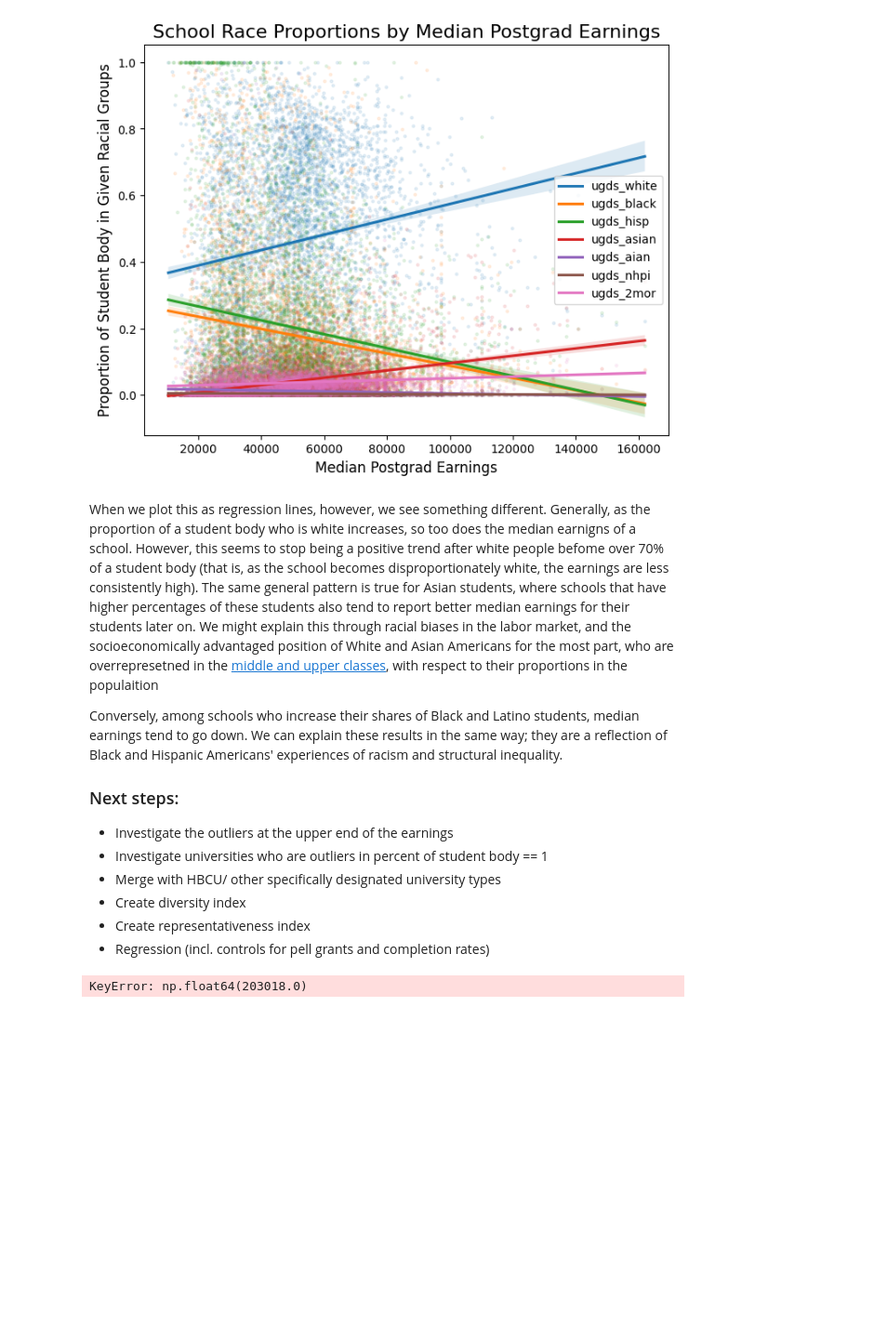
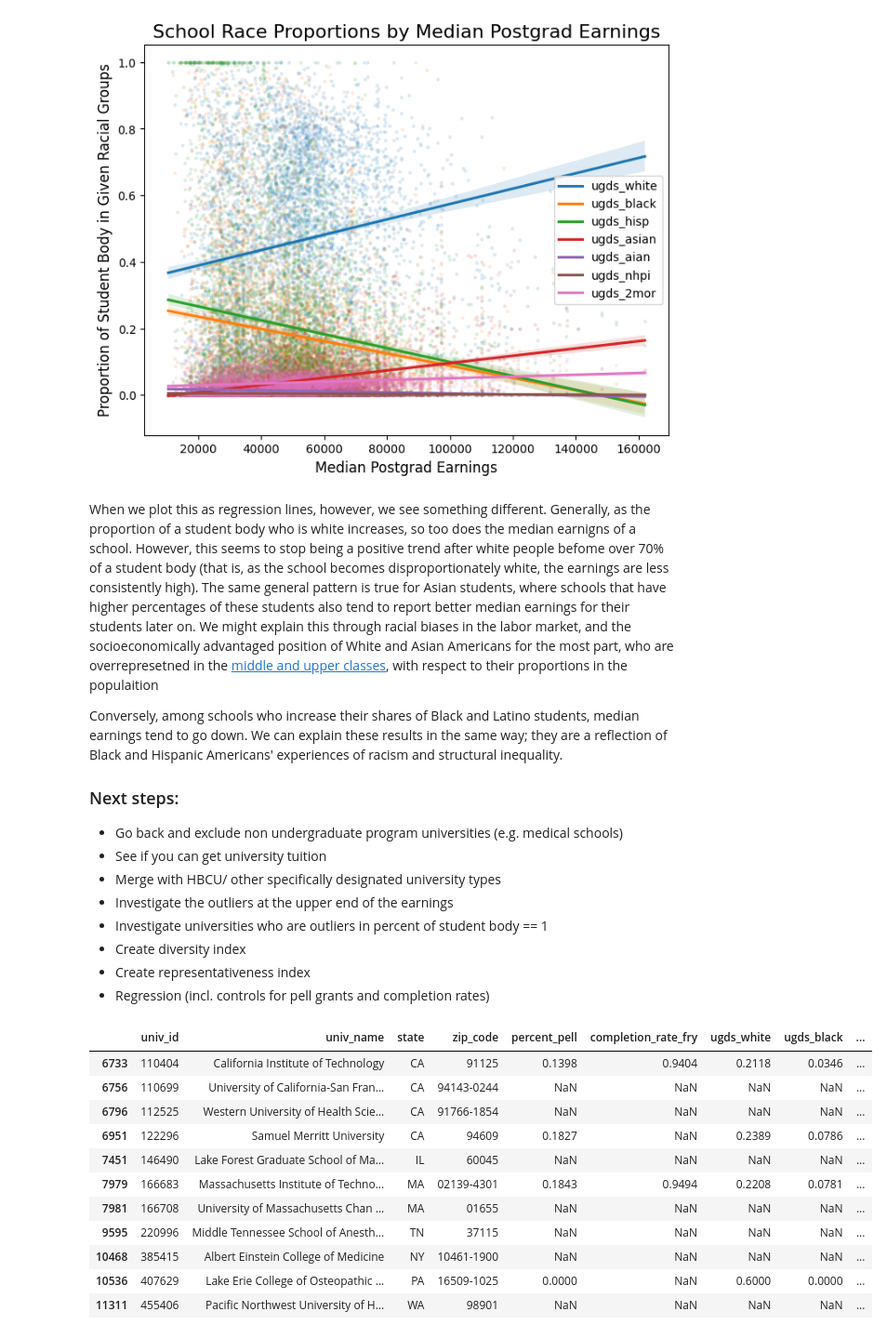
Before and after one commit to davidgarmal/comm3180_S26_G3_Data_Project, a Jupyter notebook: data_analysis/glynn_provisional_analysis.ipynb, the cells around one changed output. Shown at 93% size. Saved outputs shown, nothing was run; the diff lists cells and outputs as text; code cells hidden in the pictures; blank space fills up the shorter version.

```diff
--- a/data_analysis/glynn_provisional_analysis.ipynb
+++ b/data_analysis/glynn_provisional_analysis.ipynb
@@ -160,16 +160,29 @@ Conversely, among schools who increase their shares of Black and Latino students
 
 
 ### Next steps:
+- Go back and exclude non undergraduate program universities (e.g. medical schools)
+- See if you can get university tuition
+- Merge with HBCU/ other specifically designated university types
 - Investigate the outliers at the upper end of the earnings
 - Investigate universities who are outliers in percent of student body == 1
-- Merge with HBCU/ other specifically designated university types
 - Create diversity index
 - Create representativeness index
 - Regression (incl. controls for pell grants and completion rates)
 # %%
 #Expect that more homogenous universities (excl. HBCU’s) will have worse outcomes for students
-dat[dat['md_earn_wne_4yr'].max()]
+dat[dat['md_earn_wne_4yr']>=140000]
 # %% [output]
-KeyError: np.float64(203018.0)
+|  | univ_id | univ_name | state | zip_code | percent_pell | completion_rate_fry | ugds_white | ugds_black | ... |
+| 6733 | 110404 | California Institute of Technology | CA | 91125 | 0.1398 | 0.9404 | 0.2118 | 0.0346 | ... |
+| 6756 | 110699 | University of California-San Fran... | CA | 94143-0244 | NaN | NaN | NaN | NaN | ... |
+| 6796 | 112525 | Western University of Health Scie... | CA | 91766-1854 | NaN | NaN | NaN | NaN | ... |
+| 6951 | 122296 | Samuel Merritt University | CA | 94609 | 0.1827 | NaN | 0.2389 | 0.0786 | ... |
+| 7451 | 146490 | Lake Forest Graduate School of Ma... | IL | 60045 | NaN | NaN | NaN | NaN | ... |
+| 7979 | 166683 | Massachusetts Institute of Techno... | MA | 02139-4301 | 0.1843 | 0.9494 | 0.2208 | 0.0781 | ... |
+| 7981 | 166708 | University of Massachusetts Chan ... | MA | 01655 | NaN | NaN | NaN | NaN | ... |
+| 9595 | 220996 | Middle Tennessee School of Anesth... | TN | 37115 | NaN | NaN | NaN | NaN | ... |
+| 10468 | 385415 | Albert Einstein College of Medicine | NY | 10461-1900 | NaN | NaN | NaN | NaN | ... |
+| 10536 | 407629 | Lake Erie College of Osteopathic ... | PA | 16509-1025 | 0.0000 | NaN | 0.6000 | 0.0000 | ... |
+| 11311 | 455406 | Pacific Northwest University of H... | WA | 98901 | NaN | NaN | NaN | NaN | ... |
 # %%
 #Control for: family income distribution, completion rates
```
